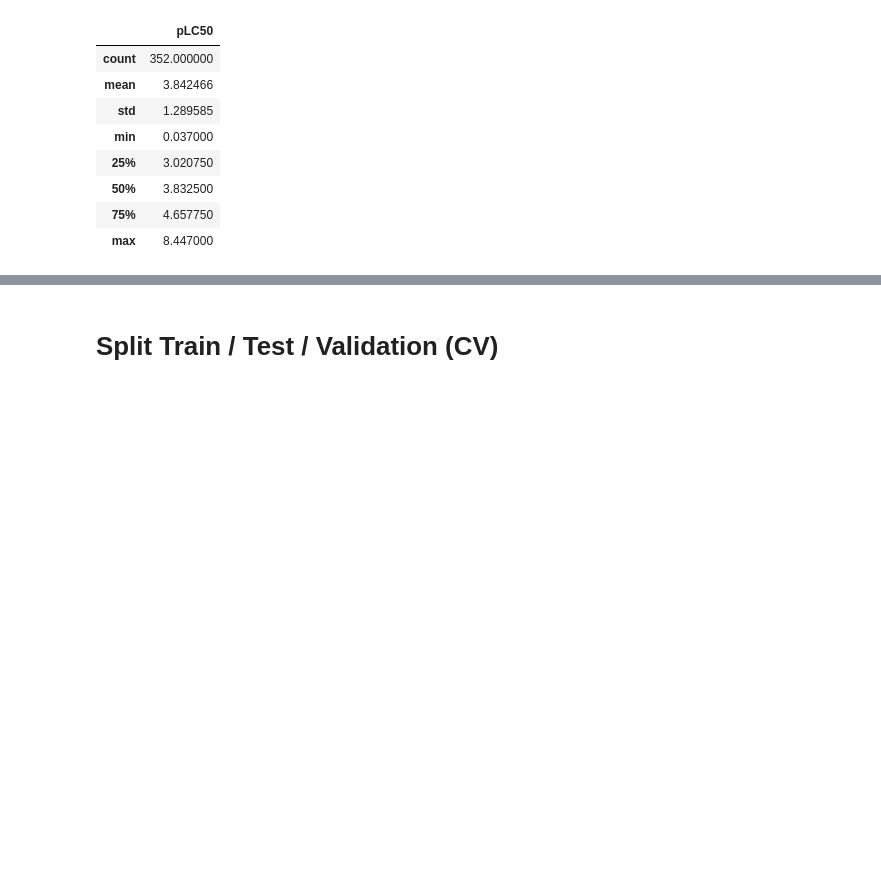
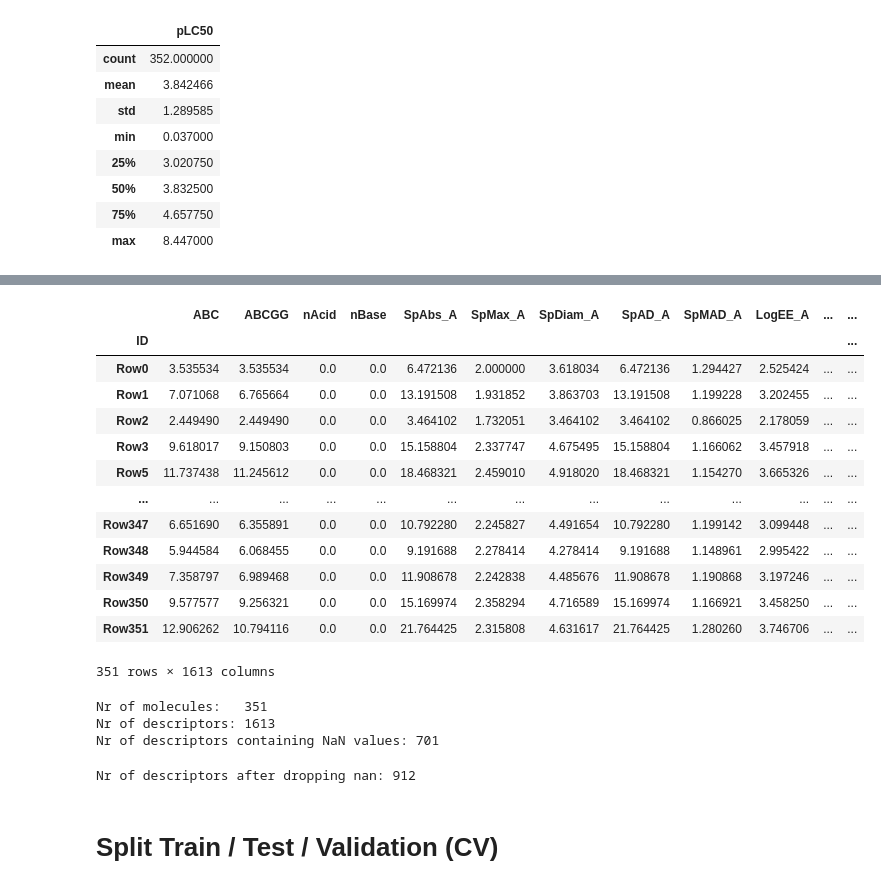
Before and after one commit to Cajac102/QSPR_Competition, a Jupyter notebook: notebooks/initial_data_inspection.ipynb, the cells around one changed output, grey strips where cells are left out. Drawn from its saved outputs; the diff is of its cells as text; code cells hidden in the pictures; blank space fills up the shorter version.

```diff
--- a/notebooks/initial_data_inspection.ipynb
+++ b/notebooks/initial_data_inspection.ipynb
@@ -96,2 +79,0 @@ def clean(x):
-# %%
-frame["Molecule_processed"] = frame["Molecule"].apply(lambda x: clean(x))
@@ -160,0 +83,40 @@ Row351  10.639605   556   23     84.0     95.0  5.805556  3.861111
+# %%
+### Functions for Preprocessing:
+
+def add_Hydrogens(x):
+    """
+    Add Hydrogens to all molecules
+    """
+    x = Chem.AddHs(x)
+    AllChem.EmbedMolecule(x, randomSeed=0xf00d)
+    return x
+
+
+
+def is_organic(smile):
+    """
+    Function that tests if a smile is organic or not
+    """
+    # list containing organic atomic numbers
+    organic = set([5, 6, 7, 8, 9, 15, 16, 17, 35, 53])
+
+    try:
+        mol = Chem.MolFromSmiles(smile)
+        atom_num_list = set([atom.GetAtomicNum() for atom in mol.GetAtoms()])
+
+        organic_mol = (atom_num_list <= organic)
+
+        if organic_mol:
+            return True
+        else:
+            return False
+    except:
+        return False
+# %%
+# Filter out inorganic molecules
+organic = frame['SMILES'].apply(is_organic)
+frame = frame.drop(frame[-organic].index)
+print('Number of inorganic molecules found: {}'.format(np.size(organic)-np.count_nonzero(organic)))
+
+# Add Hydrogens to all molecules
+frame["Molecule_processed"] = frame["Molecule"].apply(lambda x: add_Hydrogens(x))
@@ -167,3 +181,36 @@ HTML(frame.head().to_html())
+# %%
+mordred_desc_frame
+# %% [output]
+|  | ABC | ABCGG | nAcid | nBase | SpAbs_A | SpMax_A | SpDiam_A | SpAD_A | SpMAD_A | LogEE_A | ... | ... |
+| ID |  |  |  |  |  |  |  |  |  |  |  | ... |
+| Row0 | 3.535534 | 3.535534 | 0.0 | 0.0 | 6.472136 | 2.000000 | 3.618034 | 6.472136 | 1.294427 | 2.525424 | ... | ... |
+| Row1 | 7.071068 | 6.765664 | 0.0 | 0.0 | 13.191508 | 1.931852 | 3.863703 | 13.191508 | 1.199228 | 3.202455 | ... | ... |
+| Row2 | 2.449490 | 2.449490 | 0.0 | 0.0 | 3.464102 | 1.732051 | 3.464102 | 3.464102 | 0.866025 | 2.178059 | ... | ... |
+| Row3 | 9.618017 | 9.150803 | 0.0 | 0.0 | 15.158804 | 2.337747 | 4.675495 | 15.158804 | 1.166062 | 3.457918 | ... | ... |
+| Row5 | 11.737438 | 11.245612 | 0.0 | 0.0 | 18.468321 | 2.459010 | 4.918020 | 18.468321 | 1.154270 | 3.665326 | ... | ... |
+| ... | ... | ... | ... | ... | ... | ... | ... | ... | ... | ... | ... | ... |
+| Row347 | 6.651690 | 6.355891 | 0.0 | 0.0 | 10.792280 | 2.245827 | 4.491654 | 10.792280 | 1.199142 | 3.099448 | ... | ... |
+| Row348 | 5.944584 | 6.068455 | 0.0 | 0.0 | 9.191688 | 2.278414 | 4.278414 | 9.191688 | 1.148961 | 2.995422 | ... | ... |
+| Row349 | 7.358797 | 6.989468 | 0.0 | 0.0 | 11.908678 | 2.242838 | 4.485676 | 11.908678 | 1.190868 | 3.197246 | ... | ... |
+| Row350 | 9.577577 | 9.256321 | 0.0 | 0.0 | 15.169974 | 2.358294 | 4.716589 | 15.169974 | 1.166921 | 3.458250 | ... | ... |
+| Row351 | 12.906262 | 10.794116 | 0.0 | 0.0 | 21.764425 | 2.315808 | 4.631617 | 21.764425 | 1.280260 | 3.746706 | ... | ... |
+351 rows × 1613 columns
+# %%
+# Too many descriptors
+print('Nr of molecules:   {}'.format(mordred_desc_frame.shape[0]))
+print('Nr of descriptors: {}'.format(mordred_desc_frame.shape[1]))
+t = len(np.nonzero(np.sum(mordred_desc_frame.isna()).values)[0])
+print('Nr of descriptors containing NaN values: {}'.format(t))
+# %% [output]
+Nr of molecules:   351
+Nr of descriptors: 1613
+Nr of descriptors containing NaN values: 701
+# %%
+# drop columns which contain missing values
+mordred_desc_frame = mordred_desc_frame.dropna(axis=1)
+print('Nr of descriptors after dropping nan: {}'.format(mordred_desc_frame.shape[1]))
+# %% [output]
+Nr of descriptors after dropping nan: 912
 # %% [markdown]
 # Split Train / Test / Validation (CV)
 # %%
```
Also changed, not shown: parts of 37 cells of this notebook, 3 other files.
